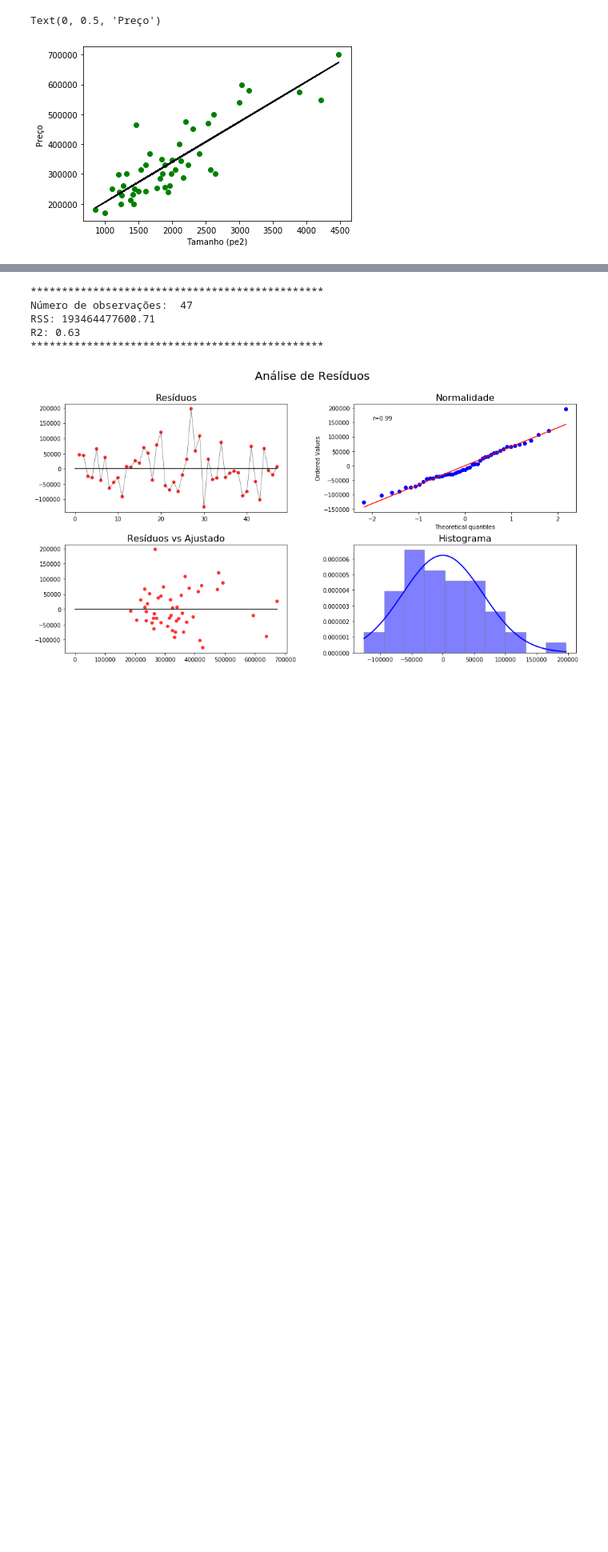
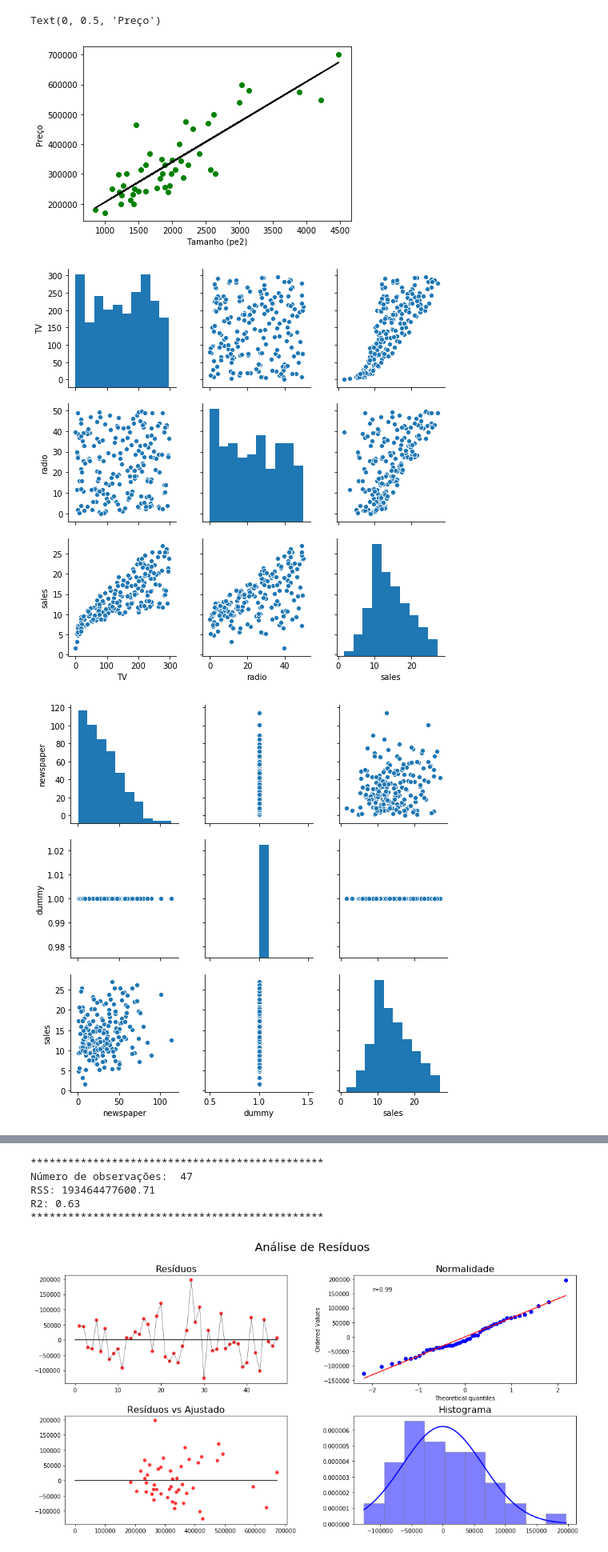
Before and after one commit to lazaropd/ai-residency, a Jupyter notebook: Módulo 2 - Data Analysis/Curso 4 - Regressão/Exercício 2.4.001 - Regressão Linear.ipynb, the cells around one changed output, grey strips where cells are left out. Shown at 80% size. Drawn from its saved outputs; the diff is of its cells as text; code cells hidden in the pictures; blank space fills up the shorter version.

```diff
--- a/Módulo 2 - Data Analysis/Curso 4 - Regressão/Exercício 2.4.001 - Regressão Linear.ipynb
+++ b/Módulo 2 - Data Analysis/Curso 4 - Regressão/Exercício 2.4.001 - Regressão Linear.ipynb
@@ -97,3 +97,23 @@ plt.ylabel('Preço')
 # %% [output]
 Text(0, 0.5, 'Preço')
 [figure]
+# %%
+dados_adv['dummy'] = 1
+dados_adv['TV2'] = dados_adv.TV ** 2
+# %%
+import seaborn as sns
+
+dados_adv.columns
+y_col = ['sales']
+
+x_cols = [col for col in dados_adv.columns if col not in y_col]
+
+n = 2
+
+for i in range(len(x_cols)//n + 1):
+    aux = x_cols[i*n:i*n+n]
+    sns.pairplot(dados_adv[aux+y_col])
+    plt.show()
+# %% [output]
+[figure, added]
+[figure, added]
```
Also changed, not shown: parts of 1 cell of this notebook, 6 other files.
